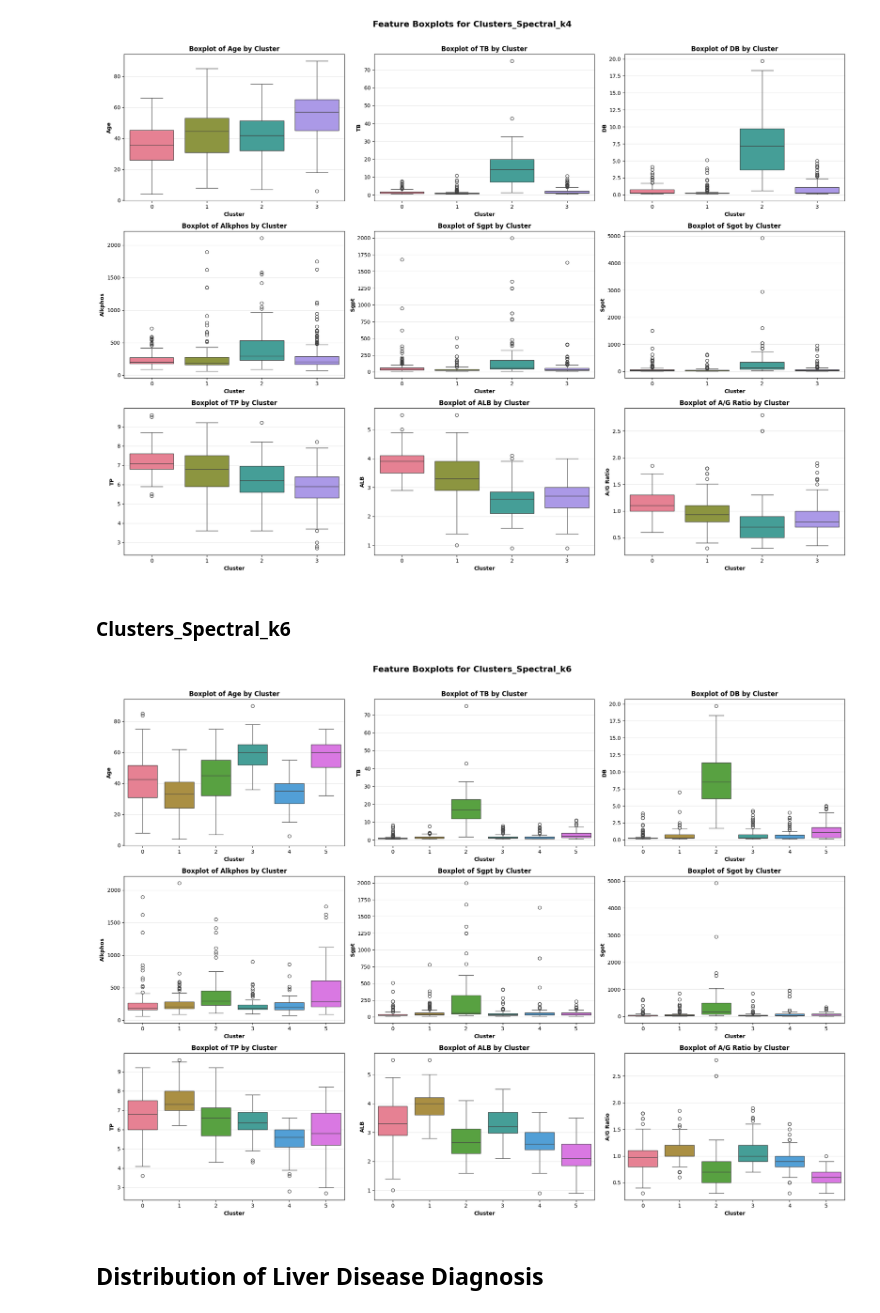
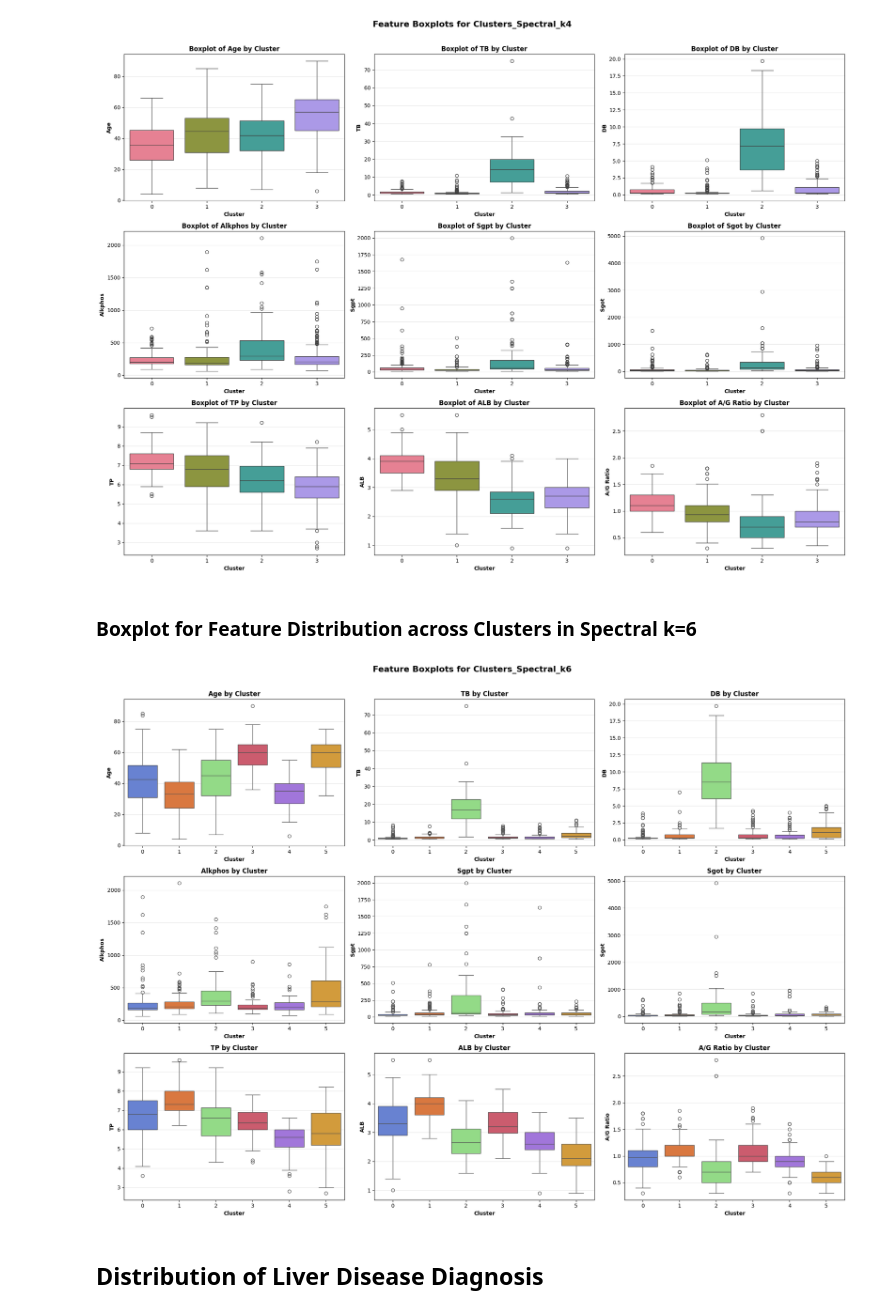
Before and after one commit to Filippo-Corti/ExplainableClustering, a Jupyter notebook: clustering_summaries.ipynb, the cells around one changed output. Cells and saved outputs as stored; diff of their text form; code cells hidden in the pictures.

Commit message:
added final boxplots

```diff
--- a/clustering_summaries.ipynb
+++ b/clustering_summaries.ipynb
@@ -167,12 +167,64 @@ def plot_feature_boxplots(cluster_col):
 plot_feature_boxplots('Clusters_Spectral_k4')
 # %% [output]
 [figure]
-# %% [markdown]
-### Clusters_Spectral_k6
-# %%
-plot_feature_boxplots('Clusters_Spectral_k6')
-# %% [output]
-[figure, removed]
+# %% [markdown]
+### Boxplot for Feature Distribution across Clusters in Spectral k=6
+# %%
+import matplotlib.pyplot as plt
+import seaborn as sns
+
+clustering_columns = [col for col in df.columns if 'cluster' in col.lower()]
+
+numerical_columns = df.select_dtypes(include=['int64', 'float64']).columns.tolist()
+feature_columns = [col for col in numerical_columns if col not in clustering_columns]
+
+continuous_feature_columns = [col for col in feature_columns if col != 'Label']
+
+def plot_feature_boxplots_by_cluster(df, cluster_col):
+
+    n_features = len(continuous_feature_columns)
+    n_cols = 3
+    n_rows = (n_features + n_cols - 1) // n_cols
+
+    fig, axes = plt.subplots(n_rows, n_cols, figsize=(20, 5 * n_rows))
+    axes = axes.flatten()
+
+    manual_colors = ["#5679e3", "#f27127", "#89e879", "#de4962", "#9f65eb", "#eba123"]
+
+    df_plot = df.copy()
+    df_plot[cluster_col] = df_plot[cluster_col].astype(str)
+
+    unique_clusters = sorted(df_plot[cluster_col].unique(), key=int)
+
+    palette = {c: manual_colors[int(c) % len(manual_colors)] for c in unique_clusters}
+
+    # Plot
+    for i, feature in enumerate(continuous_feature_columns):
+        ax = axes[i]
+        sns.boxplot(
+            x=cluster_col,
+            y=feature,
+            data=df_plot,
+            ax=ax,
+            palette=palette,
+            order=unique_clusters
+        )
+        ax.set_title(f'{feature} by Cluster', fontweight='bold', fontsize=12)
+        ax.set_xlabel('Cluster', fontweight='bold')
+        ax.set_ylabel(feature, fontweight='bold')
+        ax.grid(True, alpha=0.3, axis='y')
+
+
+    for i in range(n_features, len(axes)):
+        axes[i].set_visible(False)
+
+    fig.suptitle(f'Feature Boxplots for {cluster_col}', fontsize=16, fontweight='bold')
+    plt.tight_layout(rect=[0, 0, 1, 0.97])
+    plt.show()
+
+plot_feature_boxplots_by_cluster(df, "Clusters_Spectral_k6")
+# %% [output]
+[figure, added]
 # %% [markdown]
 ## Distribution of Liver Disease Diagnosis
 # %%
```
Also changed, not shown: parts of 1 cell of this notebook.
